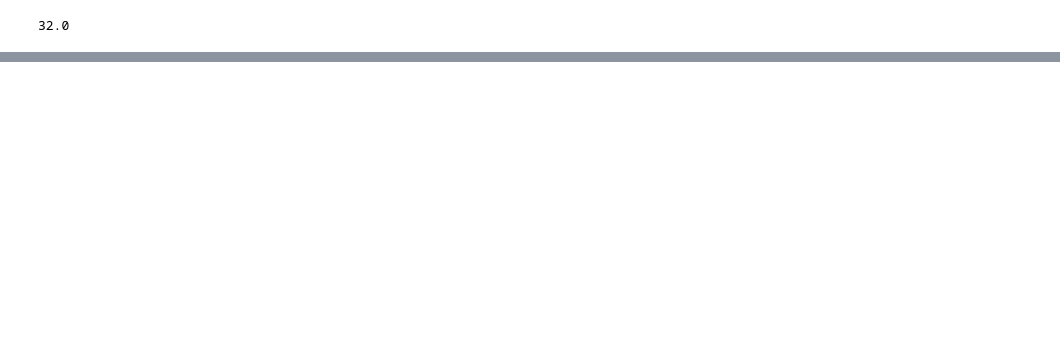
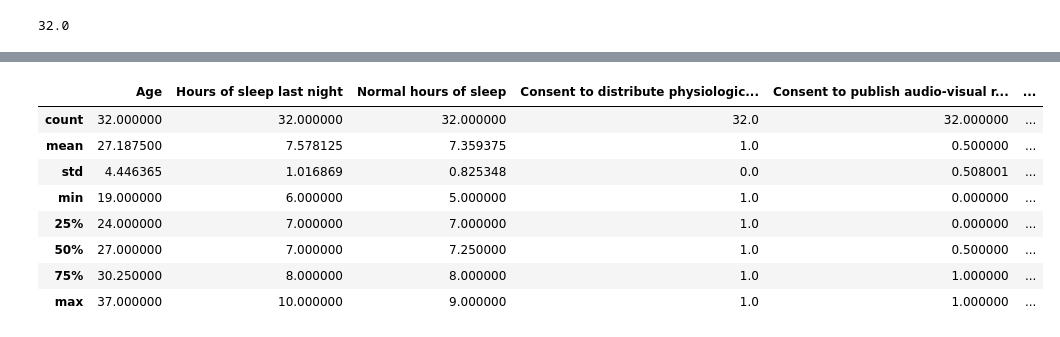
Before and after one commit to ankitmishra2232/EEG_signal_processing_using_ML, a Jupyter notebook: data reading and preprocessing.ipynb, the cells around one changed output, grey strips where cells are left out. Cells and saved outputs as stored; diff of their text form; code cells hidden in the pictures; blank space fills up the shorter version.

```diff
--- a/data reading and preprocessing.ipynb
+++ b/data reading and preprocessing.ipynb
@@ -520,0 +393,12 @@ print(len(raws))
+# %%
+participant_questionnaire.describe()
+# %% [output]
+|  | Age | Hours of sleep last night | Normal hours of sleep | Consent to distribute physiologic... | Consent to publish audio-visual r... | ... |
+| count | 32.000000 | 32.000000 | 32.000000 | 32.0 | 32.000000 | ... |
+| mean | 27.187500 | 7.578125 | 7.359375 | 1.0 | 0.500000 | ... |
+| std | 4.446365 | 1.016869 | 0.825348 | 0.0 | 0.508001 | ... |
+| min | 19.000000 | 6.000000 | 5.000000 | 1.0 | 0.000000 | ... |
+| 25% | 24.000000 | 7.000000 | 7.000000 | 1.0 | 0.000000 | ... |
+| 50% | 27.000000 | 7.000000 | 7.250000 | 1.0 | 0.500000 | ... |
+| 75% | 30.250000 | 8.000000 | 8.000000 | 1.0 | 1.000000 | ... |
+| max | 37.000000 | 10.000000 | 9.000000 | 1.0 | 1.000000 | ... |
```
Also changed, not shown: parts of 14 cells of this notebook, 1 other file.
